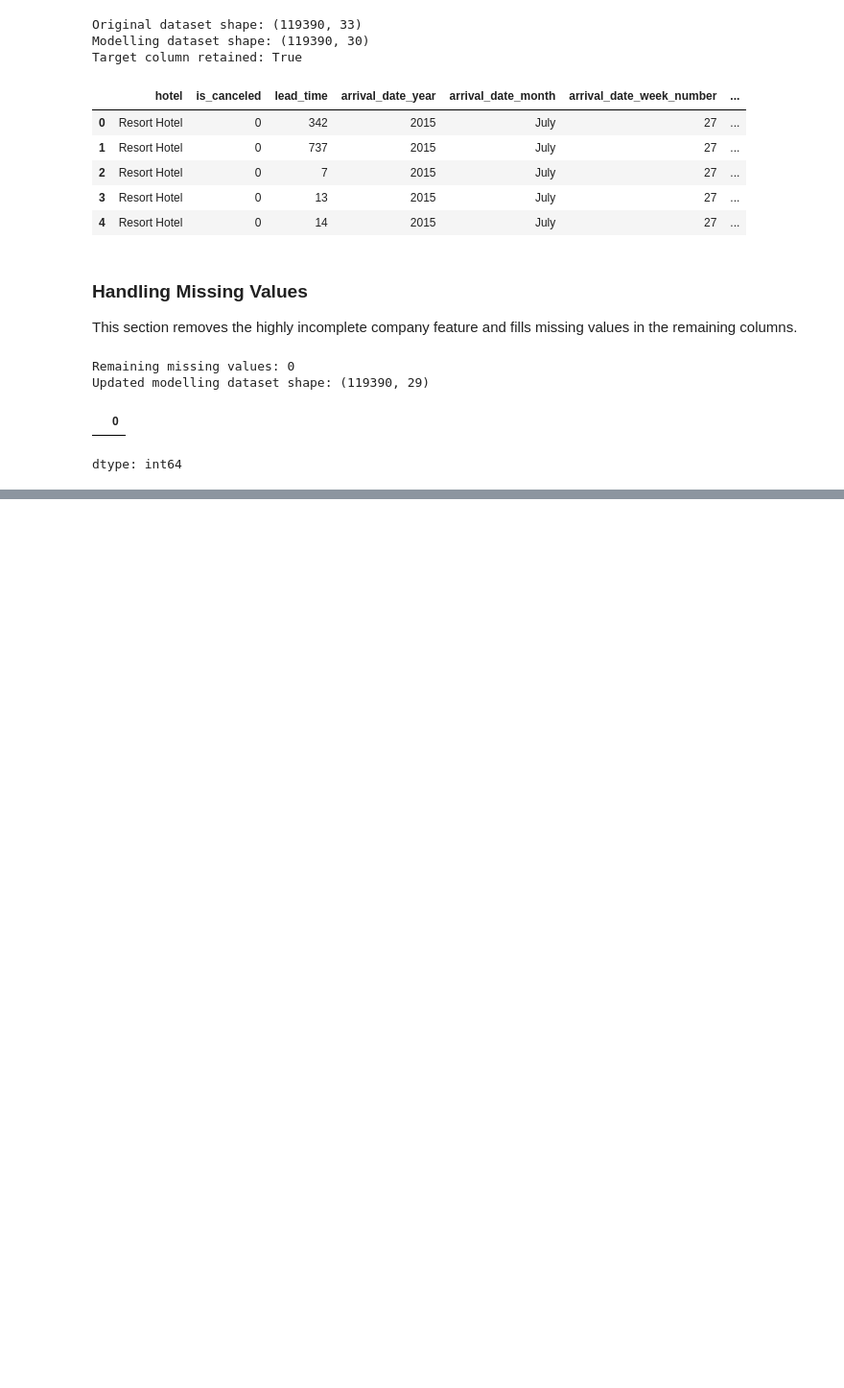
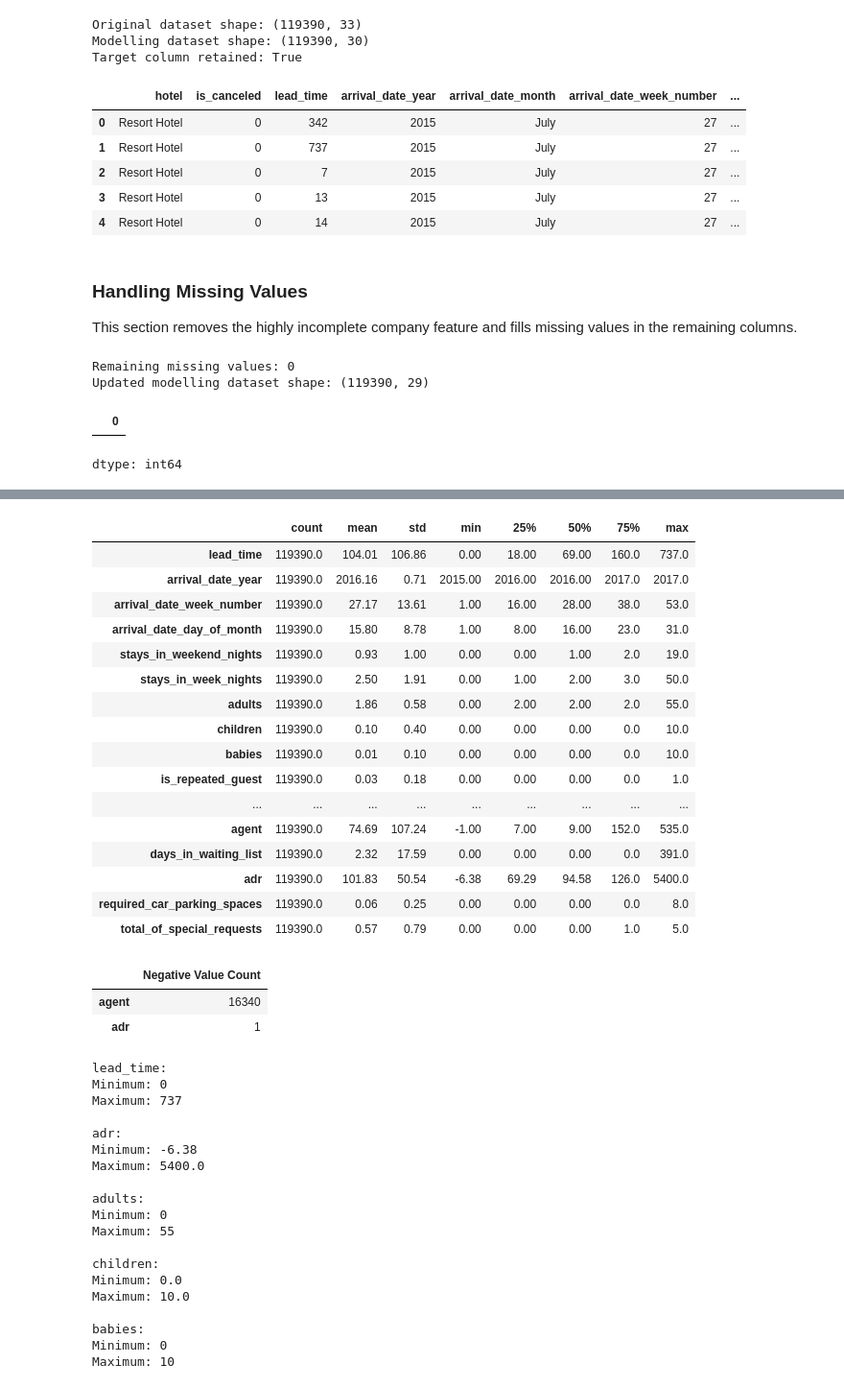
Before and after one commit to Battsengel2026124/ST_ML_C3_Hotel_Booking, a Jupyter notebook: Hotel_Booking_CA_3.ipynb, the cells around one changed output, grey strips where cells are left out. Shown at 96% size. Drawn from its saved outputs; the diff is of its cells as text; code cells hidden in the pictures; blank space fills up the shorter version.

Commit message:
Checking outliers and other

```diff
--- a/Hotel_Booking_CA_3.ipynb
+++ b/Hotel_Booking_CA_3.ipynb
@@ -800,0 +805,20 @@ dtype: int64
+# %%
+# Separating the prediction target from the input features
+X = model_df.drop(columns=["is_canceled"])
+y = model_df["is_canceled"]
+
+# Identifying numerical and categorical features
+numerical_features = X.select_dtypes(include=["number"]).columns.tolist()
+categorical_features = X.select_dtypes(exclude=["number"]).columns.tolist()
+
+print("Number of rows:", len(X))
+print("Number of input features:", X.shape[1])
+print("Numerical features:", len(numerical_features))
+print("Categorical features:", len(categorical_features))
+
+# Reviewing the feature data types
+display(pd.DataFrame({
+    "Feature": X.columns,
+    "Data Type": X.dtypes.astype(str).values,
+    "Missing Values": X.isnull().sum().values
+}))
@@ -800,0 +851,58 @@ dtype: int64
+# %%
+
+# Summarising numerical feature distributions
+display(X[numerical_features].describe().T.round(2))
+
+# Counting negative values in numerical features
+negative_counts = (X[numerical_features] < 0).sum()
+display(
+    negative_counts[negative_counts > 0]
+    .to_frame("Negative Value Count")
+)
+
+# Checking extreme values in selected numerical features
+for column in ["lead_time", "adr", "adults", "children", "babies"]:
+    if column in X.columns:
+        print(f"\n{column}:")
+        print("Minimum:", X[column].min())
+        print("Maximum:", X[column].max())
+# %% [output]
+|  | count | mean | std | min | 25% | 50% | 75% | max |
+| lead_time | 119390.0 | 104.01 | 106.86 | 0.00 | 18.00 | 69.00 | 160.0 | 737.0 |
+| arrival_date_year | 119390.0 | 2016.16 | 0.71 | 2015.00 | 2016.00 | 2016.00 | 2017.0 | 2017.0 |
+| arrival_date_week_number | 119390.0 | 27.17 | 13.61 | 1.00 | 16.00 | 28.00 | 38.0 | 53.0 |
+| arrival_date_day_of_month | 119390.0 | 15.80 | 8.78 | 1.00 | 8.00 | 16.00 | 23.0 | 31.0 |
+| stays_in_weekend_nights | 119390.0 | 0.93 | 1.00 | 0.00 | 0.00 | 1.00 | 2.0 | 19.0 |
+| stays_in_week_nights | 119390.0 | 2.50 | 1.91 | 0.00 | 1.00 | 2.00 | 3.0 | 50.0 |
+| adults | 119390.0 | 1.86 | 0.58 | 0.00 | 2.00 | 2.00 | 2.0 | 55.0 |
+| children | 119390.0 | 0.10 | 0.40 | 0.00 | 0.00 | 0.00 | 0.0 | 10.0 |
+| babies | 119390.0 | 0.01 | 0.10 | 0.00 | 0.00 | 0.00 | 0.0 | 10.0 |
+| is_repeated_guest | 119390.0 | 0.03 | 0.18 | 0.00 | 0.00 | 0.00 | 0.0 | 1.0 |
+| ... | ... | ... | ... | ... | ... | ... | ... | ... |
+| agent | 119390.0 | 74.69 | 107.24 | -1.00 | 7.00 | 9.00 | 152.0 | 535.0 |
+| days_in_waiting_list | 119390.0 | 2.32 | 17.59 | 0.00 | 0.00 | 0.00 | 0.0 | 391.0 |
+| adr | 119390.0 | 101.83 | 50.54 | -6.38 | 69.29 | 94.58 | 126.0 | 5400.0 |
+| required_car_parking_spaces | 119390.0 | 0.06 | 0.25 | 0.00 | 0.00 | 0.00 | 0.0 | 8.0 |
+| total_of_special_requests | 119390.0 | 0.57 | 0.79 | 0.00 | 0.00 | 0.00 | 1.0 | 5.0 |
+|  | Negative Value Count |
+| agent | 16340 |
+| adr | 1 |
+lead_time:
+Minimum: 0
+Maximum: 737
+
+adr:
+Minimum: -6.38
+Maximum: 5400.0
+
+adults:
+Minimum: 0
+Maximum: 55
+
+children:
+Minimum: 0.0
+Maximum: 10.0
+
+babies:
+Minimum: 0
+Maximum: 10
```
Also changed, not shown: parts of 5 cells of this notebook.
